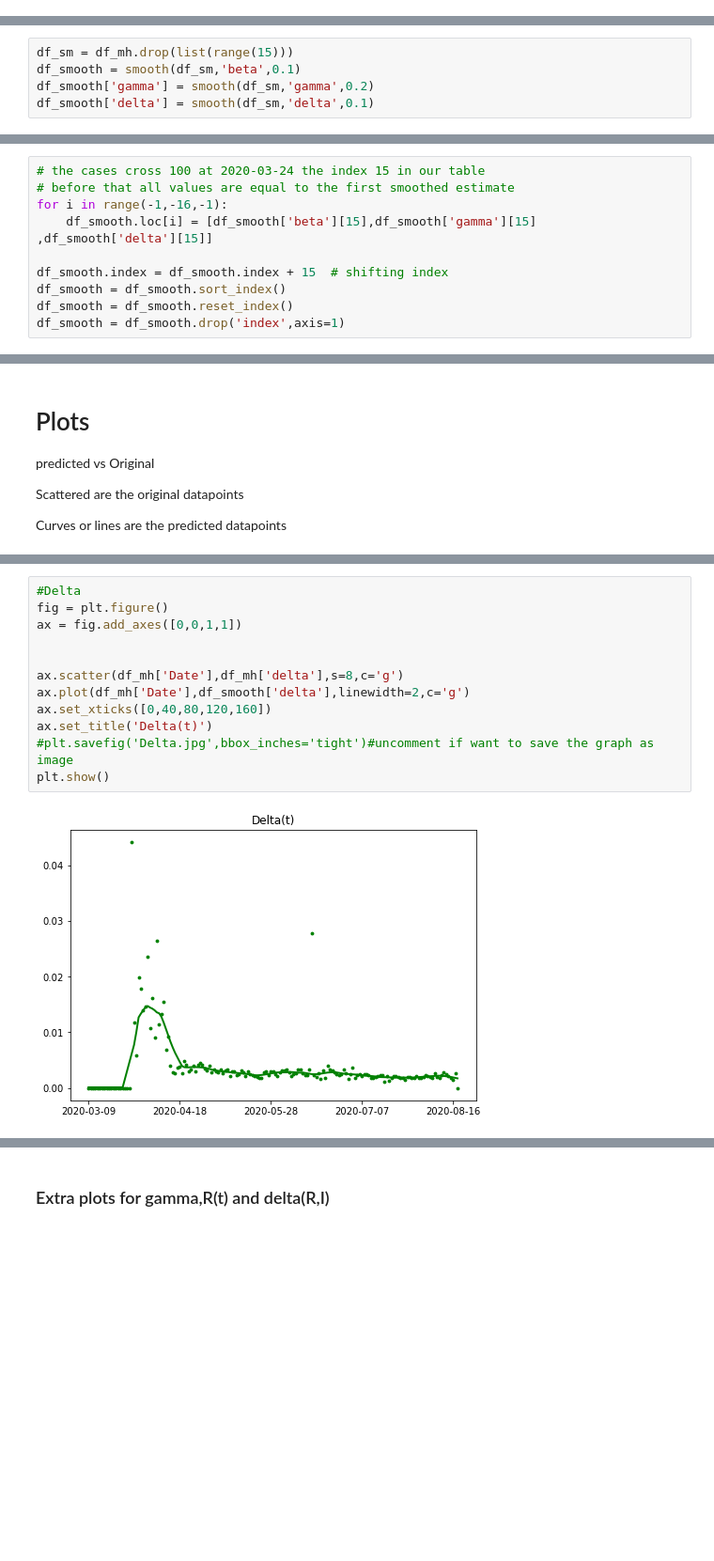
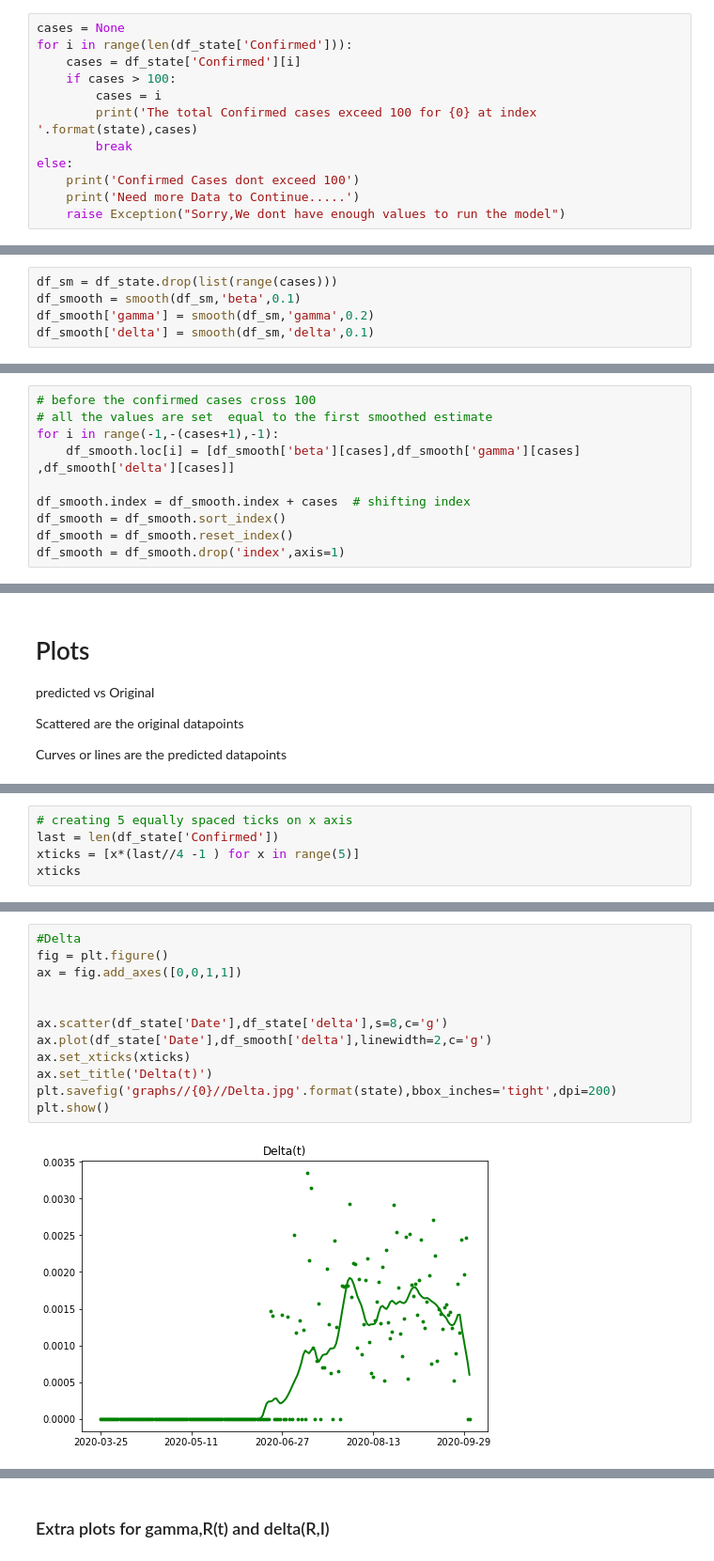
Before and after one commit to AditSoni/SIRD_Python_implementation, a Jupyter notebook: code.ipynb, the cells around one changed output, grey strips where cells are left out. Shown: that part at 94% size. Cells and saved outputs as stored; diff of their text form; blank space fills up the shorter version.

```diff
--- a/code.ipynb
+++ b/code.ipynb
@@ -123,0 +115,12 @@ df_mh
+# %%
+cases = None
+for i in range(len(df_state['Confirmed'])):
+    cases = df_state['Confirmed'][i]
+    if cases > 100:
+        cases = i
+        print('The total Confirmed cases exceed 100 for {0} at index '.format(state),cases)
+        break
+else:
+    print('Confirmed Cases dont exceed 100')
+    print('Need more Data to Continue.....')
+    raise Exception("Sorry,We dont have enough values to run the model")
@@ -150,7 +155,7 @@ from that point in time onwards we smooth delta,beta and gamma
 
 The points before when Confirmed > 100,are all set to the first smoothed estimate
 # %%
-df_sm = df_mh.drop(list(range(15)))
+df_sm = df_state.drop(list(range(cases)))
 df_smooth = smooth(df_sm,'beta',0.1)
 df_smooth['gamma'] = smooth(df_sm,'gamma',0.2)
 df_smooth['delta'] = smooth(df_sm,'delta',0.1)
@@ -174,10 +179,10 @@ df_smooth
 # %%
-# the cases cross 100 at 2020-03-24 the index 15 in our table
-# before that all values are equal to the first smoothed estimate
-for i in range(-1,-16,-1):
-    df_smooth.loc[i] = [df_smooth['beta'][15],df_smooth['gamma'][15] ,df_smooth['delta'][15]]
+# before the confirmed cases cross 100
+# all the values are set  equal to the first smoothed estimate
+for i in range(-1,-(cases+1),-1):
+    df_smooth.loc[i] = [df_smooth['beta'][cases],df_smooth['gamma'][cases] ,df_smooth['delta'][cases]]
 
-df_smooth.index = df_smooth.index + 15  # shifting index
+df_smooth.index = df_smooth.index + cases  # shifting index
 df_smooth = df_smooth.sort_index()
 df_smooth = df_smooth.reset_index()
 df_smooth = df_smooth.drop('index',axis=1)
@@ -315,0 +338,5 @@ the dates at index 0 40 80 120 160 are only displayed as labels
+# %%
+# creating 5 equally spaced ticks on x axis
+last = len(df_state['Confirmed'])
+xticks = [x*(last//4 -1 ) for x in range(5)]
+xticks
@@ -408,17 +436,17 @@ plt.show()
 # %%
 #Delta
 fig = plt.figure()
 ax = fig.add_axes([0,0,1,1])
 
 
-ax.scatter(df_mh['Date'],df_mh['delta'],s=8,c='g')
-ax.plot(df_mh['Date'],df_smooth['delta'],linewidth=2,c='g')
-ax.set_xticks([0,40,80,120,160])
+ax.scatter(df_state['Date'],df_state['delta'],s=8,c='g')
+ax.plot(df_state['Date'],df_smooth['delta'],linewidth=2,c='g')
+ax.set_xticks(xticks)
 ax.set_title('Delta(t)')
-#plt.savefig('Delta.jpg',bbox_inches='tight')#uncomment if want to save the graph as image
+plt.savefig('graphs//{0}//Delta.jpg'.format(state),bbox_inches='tight',dpi=200)
 plt.show()
 # %% [output]
-[figure, old version]
+[figure, new version]
 # %%
 #r0
 fig = plt.figure()
```
Also changed, not shown: parts of 42 cells of this notebook, 2 other files.
